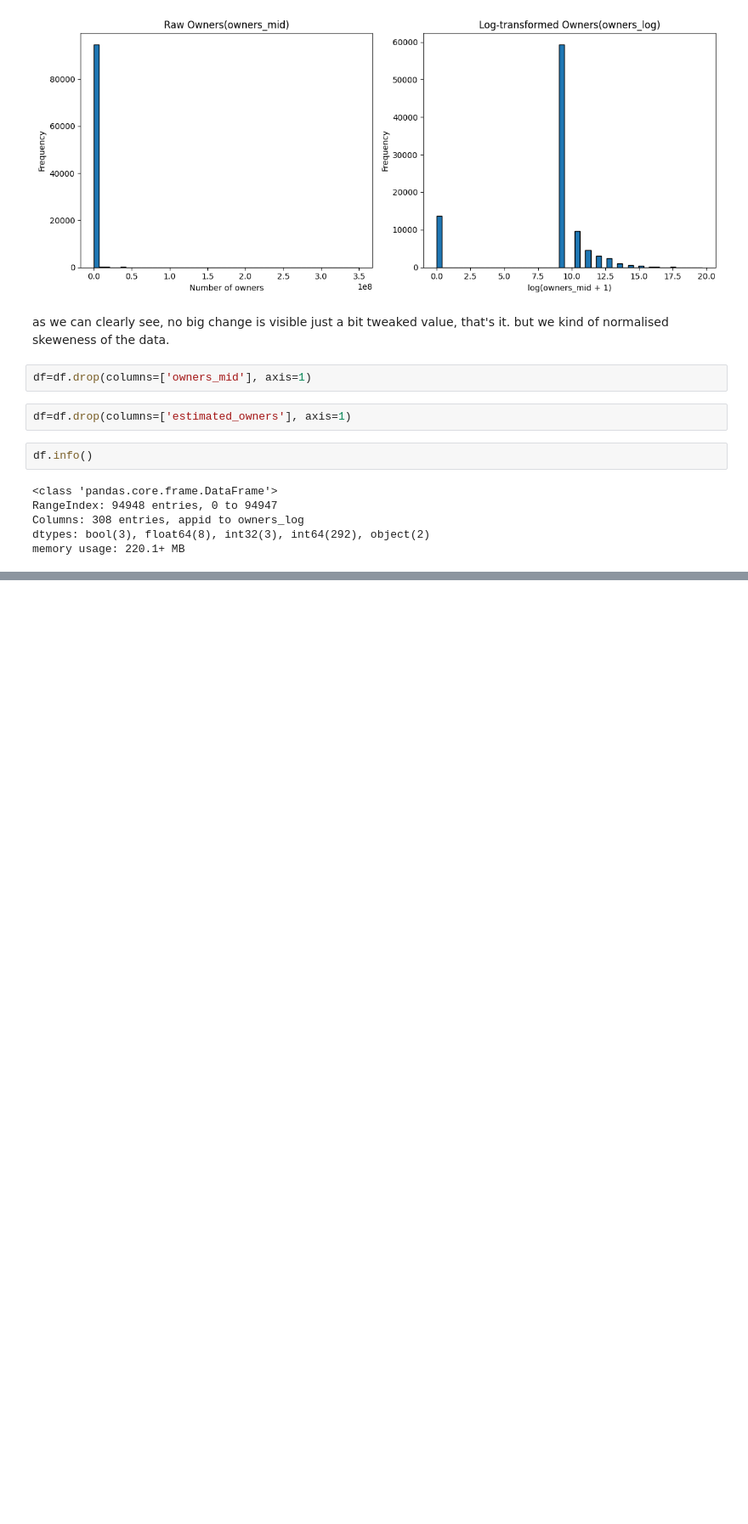
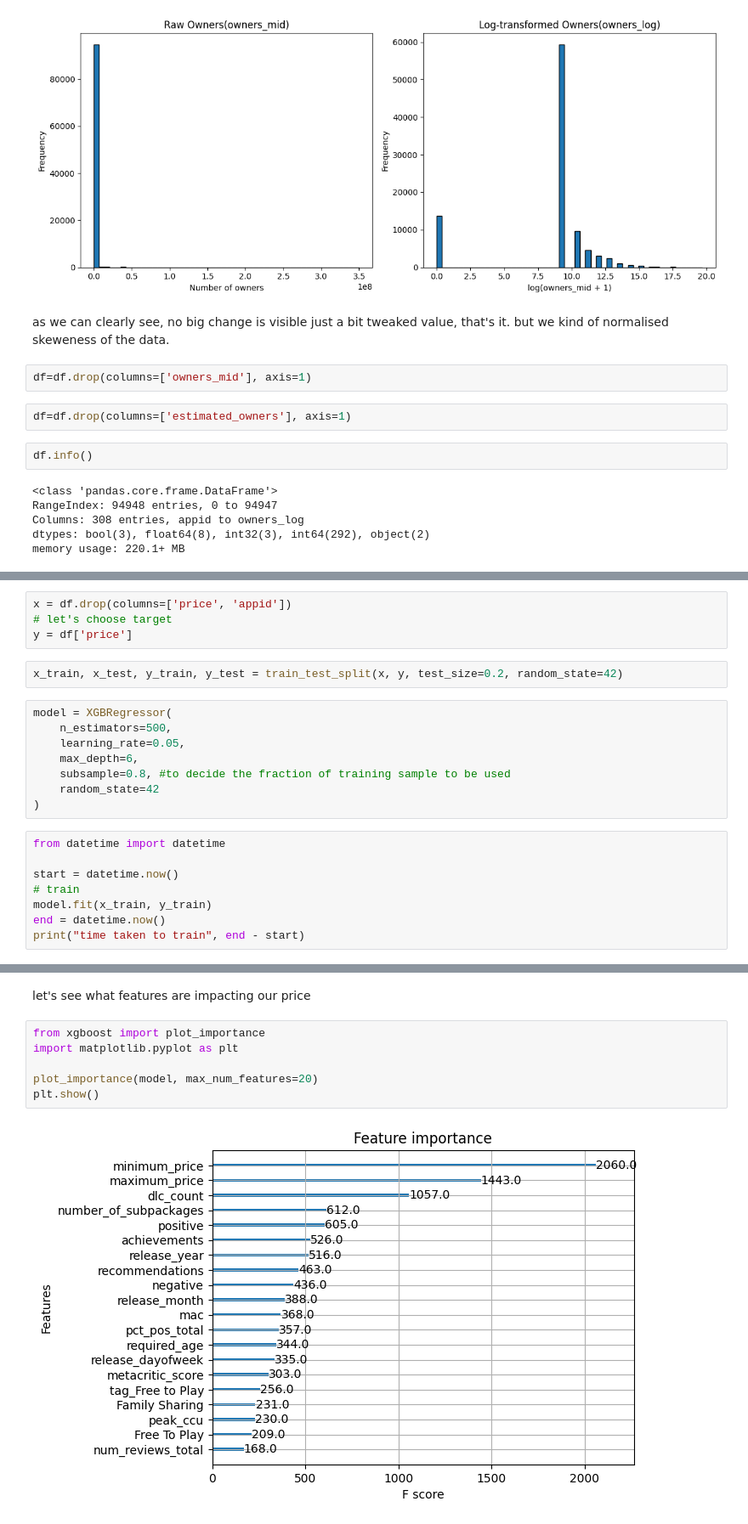
Before and after one commit to tarupathak30/gaming_data_insights_ml, a Jupyter notebook: notebooks/xg-boost.ipynb, the cells around one changed output, grey strips where cells are left out. Shown at 85% size. Drawn from its saved outputs; the diff is of its cells as text; blank space fills up the shorter version.

Commit message:
Update XGBoost notebook after model building

```diff
--- a/notebooks/xg-boost.ipynb
+++ b/notebooks/xg-boost.ipynb
@@ -662,0 +540,22 @@ memory usage: 220.1+ MB
+# %%
+x = df.drop(columns=['price', 'appid'])
+# let's choose target
+y = df['price']
+# %%
+x_train, x_test, y_train, y_test = train_test_split(x, y, test_size=0.2, random_state=42)
+# %%
+model = XGBRegressor(
+    n_estimators=500,
+    learning_rate=0.05,
+    max_depth=6,
+    subsample=0.8, #to decide the fraction of training sample to be used
+    random_state=42
+)
+# %%
+from datetime import datetime
+
+start = datetime.now()
+# train
+model.fit(x_train, y_train)
+end = datetime.now()
+print("time taken to train", end - start)
@@ -662,0 +577,10 @@ memory usage: 220.1+ MB
+# %% [markdown]
+let's see what features are impacting our price
+# %%
+from xgboost import plot_importance
+import matplotlib.pyplot as plt
+
+plot_importance(model, max_num_features=20)
+plt.show()
+# %% [output]
+[figure, added]
```
Also changed, not shown: parts of 35 cells of this notebook.
